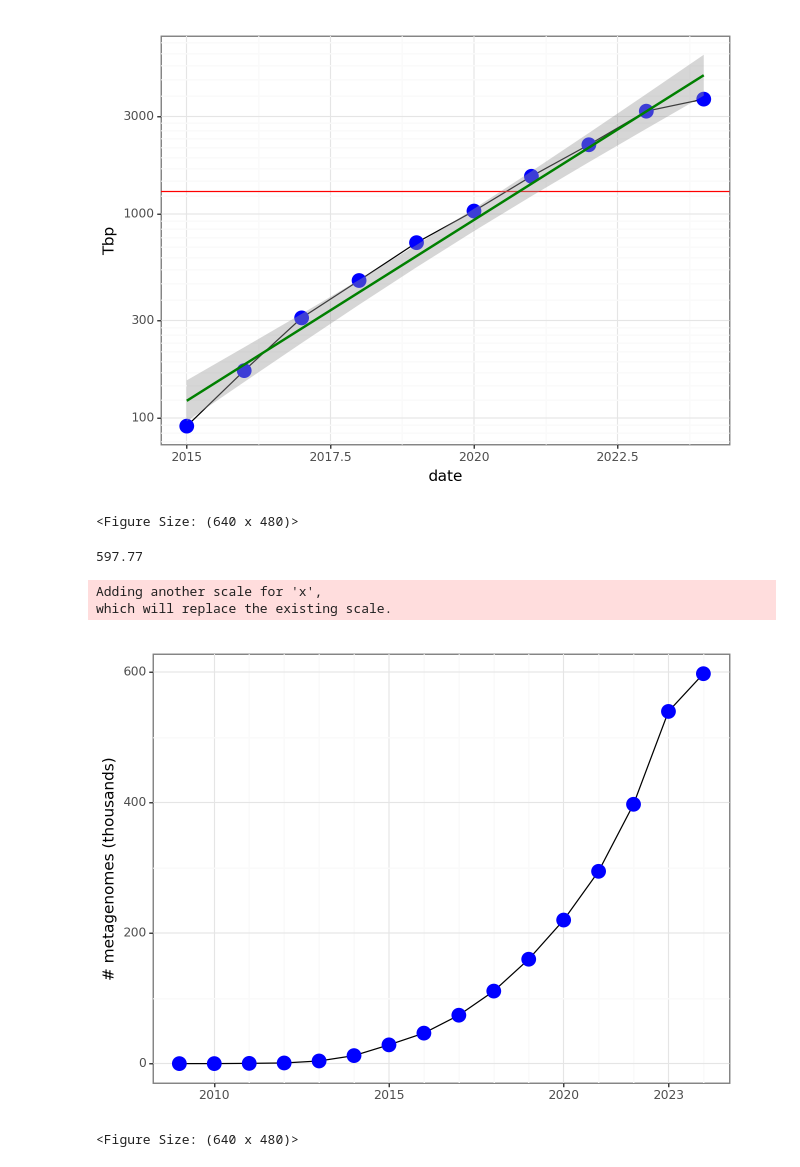
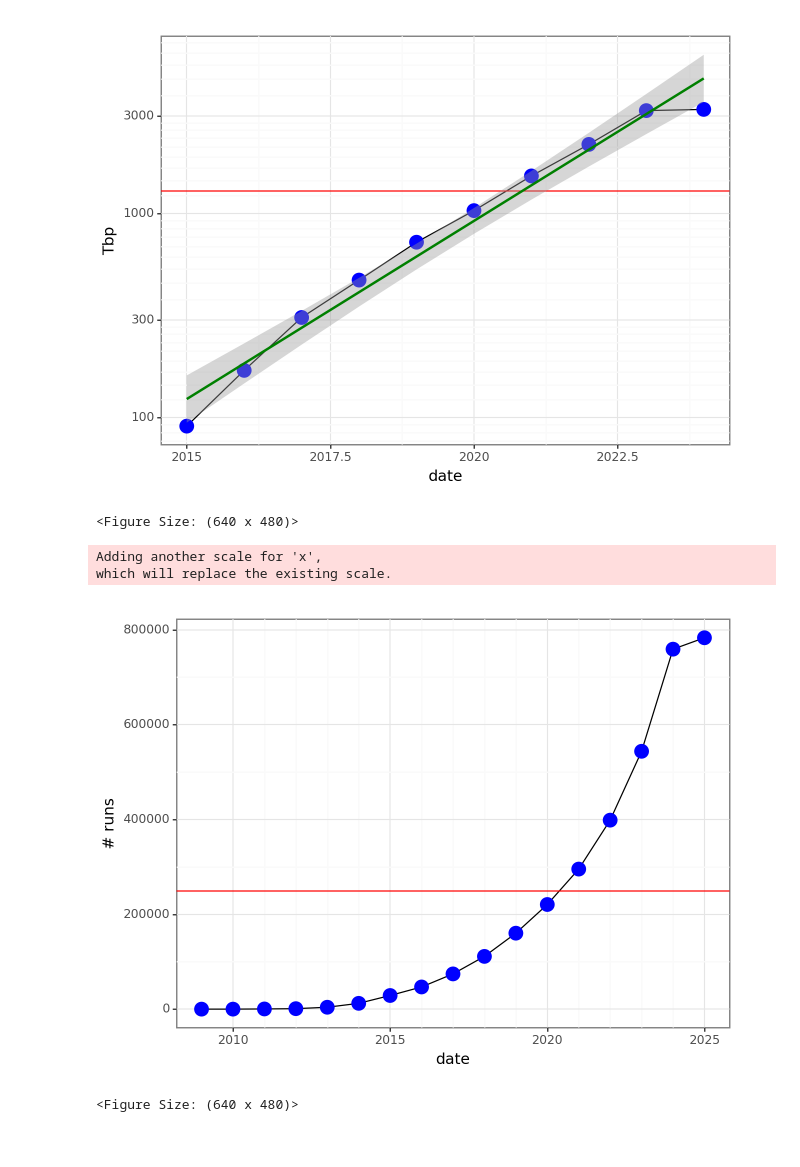
Before and after one commit to wwood/sandpiper, a Jupyter notebook: growth_over_time.ipynb, the cells around one changed output. Drawn from its saved outputs; the diff is of its cells as text; code cells hidden in the pictures.

```diff
--- a/growth_over_time.ipynb
+++ b/growth_over_time.ipynb
@@ -3,9 +3,9 @@ import polars as pl
 from plotnine import *
 # %%
 # cat shotgun_sra_20231208/* |jq -r '[.acc,.releasedate,.mbases,.organism] |@csv' |pigz >sra_metadata/sra_metadata_20230915.some_columns.csv.gz
-# (miniforge3)cl5n006:20241101:~/git/sandpiper$ cat ~/m/big_data_microbiome/14_sra_metadata_20240520/shotgun_sra_20240523/* |jq -r '[.acc,.releasedate,.mbases,.organism] |@csv' |pigz >sra_metadata/shotgun_sra_20240523.some_columns.csv.gz
-df = pl.read_csv('sra_metadata/shotgun_sra_20240523.some_columns.csv.gz', has_header=False)
-df.columns = ['acc','releasedate','mbases','organism']
+# df = pl.read_csv('sra_metadata/sra_metadata_20240110.some_columns.csv.gz', has_header=False)
+df = pl.read_csv('sra_metadata/sra_metadata_20250220.some_columns.csv.gz', has_header=False)
+df.columns = ['acc','releasedate','mbases','mbytes']
 df[:4]
 # %% [output]
 shape: (4, 4)
@@ -105,23 +93,24 @@ which will replace the existing scale.
 # %%
-ggplot(per_year_cumulative.filter(pl.col('date')>2014), aes(x='date', y='Tbp'))+geom_line()+geom_point(size=5, colour='blue')+theme_bw()+geom_hline(yintercept=1287,colour='red')+scale_x_continuous(
+per_year = df.with_columns(pl.col('releasedate').dt.year().alias('date')).groupby('date').agg(pl.sum('mbases').alias('Gbp') / 1_000)
+perm_year_cumulative = per_year.sort('date').with_columns(pl.col('Gbp').cumsum())
+perm_year_cumulative = perm_year_cumulative.with_columns((pl.col('Gbp') / 1000).alias('Tbp'))
+ggplot(perm_year_cumulative.filter(pl.col('date')>2014), aes(x='date', y='Tbp'))+geom_line()+geom_point(size=5, colour='blue')+theme_bw()+geom_hline(yintercept=1287,colour='red')+scale_x_continuous(
     # breaks=range(2010,max(per_year['date'])+1,5),
     # minor_breaks=range(2010,max(per_year['date'])+1,1)
     )+scale_y_log10()+geom_smooth(method='lm', colour='green')
 # %% [output]
-[figure, old version]
+[figure, new version]
 <Figure Size: (640 x 480)>
 # %%
-per_year_cumulative = per_year_cumulative.with_columns(pl.col('len').alias('thousands of metagenomes')/1000)
-print(per_year_cumulative.select(pl.col('thousands of metagenomes').max())[0,0])
-p = ggplot(per_year_cumulative, aes(x='date', y='thousands of metagenomes'))+geom_line()+geom_point(size=5, colour='blue')+xlim([2012,max(per_year['date'])])+theme_bw()+scale_x_continuous(
-    breaks=list(range(2010,max(per_year['date'])+1,5))+[2023],
-    minor_breaks=range(2010,max(per_year['date'])+1,1))+\
-    theme(axis_title_x=element_blank())+ylab('# metagenomes (thousands)')
-p.save('metagenome_count_per_year.png', height=3, width=4)
-p
+# and number of runs
+per_year = df.with_columns(pl.col('releasedate').dt.year().alias('date')).group_by('date').len()
+perm_year_cumulative = per_year.sort('date').with_columns(pl.col('len').alias('# runs').cum_sum())
+# perm_year_cumulative = perm_year_cumulative.with_columns((pl.col('# runs') / 1000).alias('Tbp'))
+ggplot(perm_year_cumulative, aes(x='date', y='# runs'))+geom_line()+geom_point(size=5, colour='blue')+xlim([2012,max(per_year['date'])])+theme_bw()+geom_hline(yintercept=248905,colour='red')+scale_x_continuous(
+    breaks=range(2010,max(per_year['date'])+1,5),
+    minor_breaks=range(2010,max(per_year['date'])+1,1))
 # %% [output]
-597.77
+Adding another scale for 'x',
+which will replace the existing scale.
+[figure, new version]
-Adding another scale for 'x',
-which will replace the existing scale.
+<Figure Size: (640 x 480)>
-[figure, old version]
-<Figure Size: (640 x 480)>
```
Also changed, not shown: parts of 13 cells of this notebook, 55 other files.
